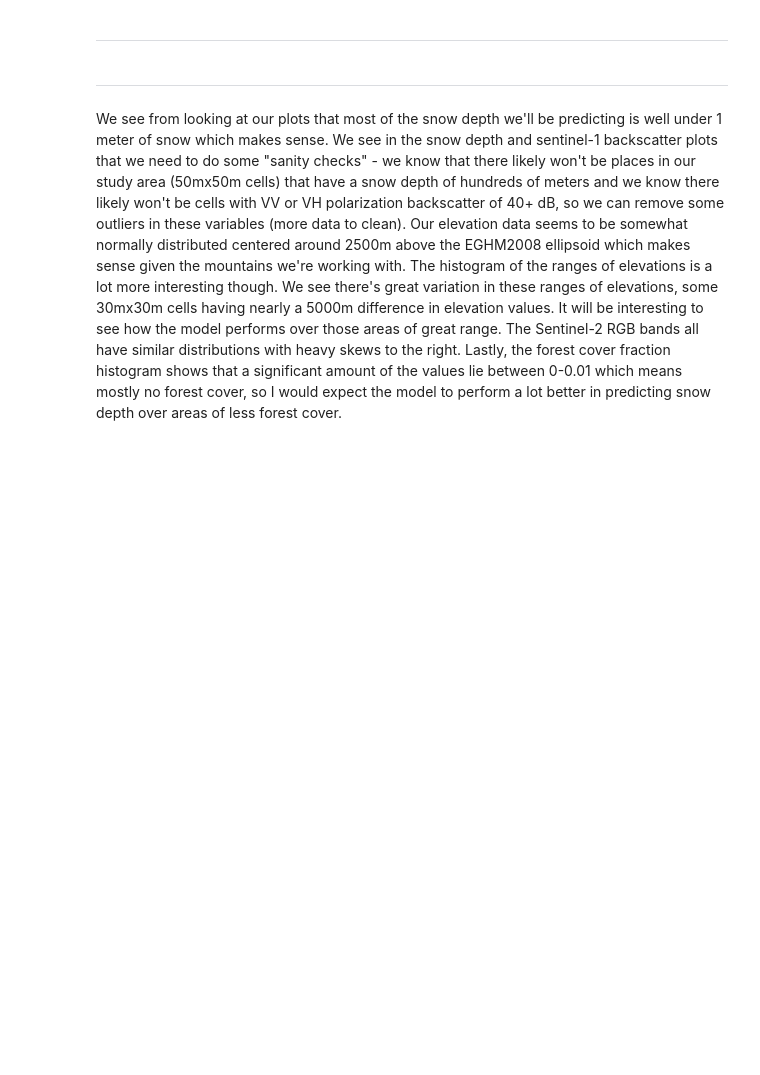
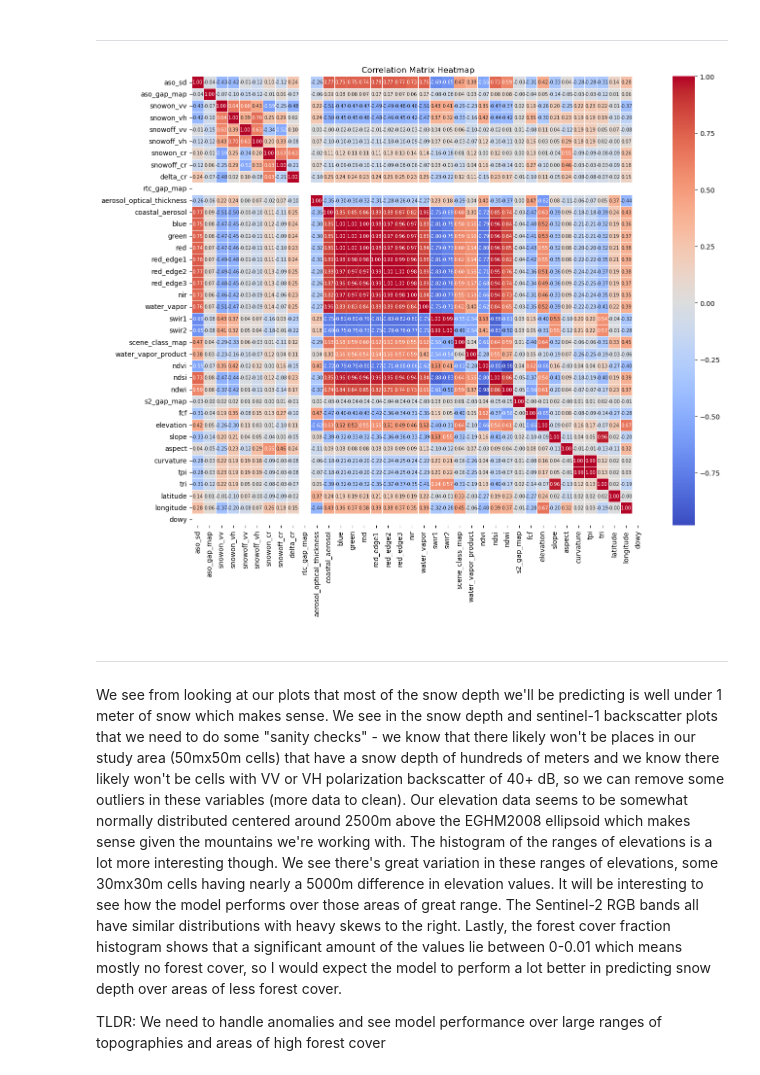
Before and after one commit to UW-MLGEO/MLGEO2024_SnowDepth, a Jupyter notebook: notebooks/EDA.ipynb, the cells around one changed output. Cells and saved outputs as stored; diff of their text form; code cells hidden in the pictures; blank space fills up the shorter version.

```diff
--- a/notebooks/EDA.ipynb
+++ b/notebooks/EDA.ipynb
@@ -246,0 +251,4 @@ plt.show()
+# %%
+# grab data paths
+data_dir = '/mnt/c/Users/JackE/uw/courses/aut24/ml_geo/final_data/subsets_v4/train'
+path_list = glob(f'{data_dir}/ASO_50M_SD*.nc')
@@ -247,4 +310,29 @@ plt.show()
+# %%
+train_data = deep_snow.dataset.Dataset(path_list, selected_channels, norm=True)
+train_loader = torch.utils.data.DataLoader(dataset=train_data, batch_size=1, shuffle=True)
+# %%
+# let's just look into one training file
+for i, data_tuple in enumerate(train_loader):
+    data_dict = {name: tensor.squeeze() for name, tensor in zip(selected_channels, data_tuple)}
+    break
+# %%
+# Convert each tensor in the dictionary to a NumPy array
+data_dict_np = {key: tensor.numpy().flatten() for key, tensor in data_dict.items()}
+# Convert dictionary to DataFrame
+df = pd.DataFrame(data_dict_np)
+# calculate the correlation matrix
+corr_matrix = df.corr()
+# %%
+# plot heatmap for a singular training file
+plt.figure(figsize=(15, 12))
+sns.heatmap(corr_matrix, annot=True, cmap='coolwarm', fmt=".2f",  linewidths=0.5, annot_kws={"size": 7})
+plt.title("Correlation Matrix Heatmap")
+plt.show()
+# %% [output]
+[figure, added]
 # %% [markdown]
 ---
 # %% [markdown]
 We see from looking at our plots that most of the snow depth we'll be predicting is well under 1 meter of snow which makes sense. We see in the snow depth and sentinel-1 backscatter plots that we need to do some "sanity checks" - we know that there likely won't be places in our study area (50mx50m cells) that have a snow depth of hundreds of meters and we know there likely won't be cells with VV or VH polarization backscatter of 40+ dB, so we can remove some outliers in these variables (more data to clean). Our elevation data seems to be somewhat normally distributed centered around 2500m above the EGHM2008 ellipsoid which makes sense given the mountains we're working with. The histogram of the ranges of elevations is a lot more interesting though. We see there's great variation in these ranges of elevations, some 30mx30m cells having nearly a 5000m difference in elevation values. It will be interesting to see how the model performs over those areas of great range. The Sentinel-2 RGB bands all have similar distributions with heavy skews to the right. Lastly, the forest cover fraction histogram shows that a significant amount of the values lie between 0-0.01 which means mostly no forest cover, so I would expect the model to perform a lot better in predicting snow depth over areas of less forest cover.
+
+TLDR: We need to handle anomalies and see model performance over large ranges of topographies and areas of high forest cover
```
Also changed, not shown: parts of 5 cells of this notebook, 7 other files.
